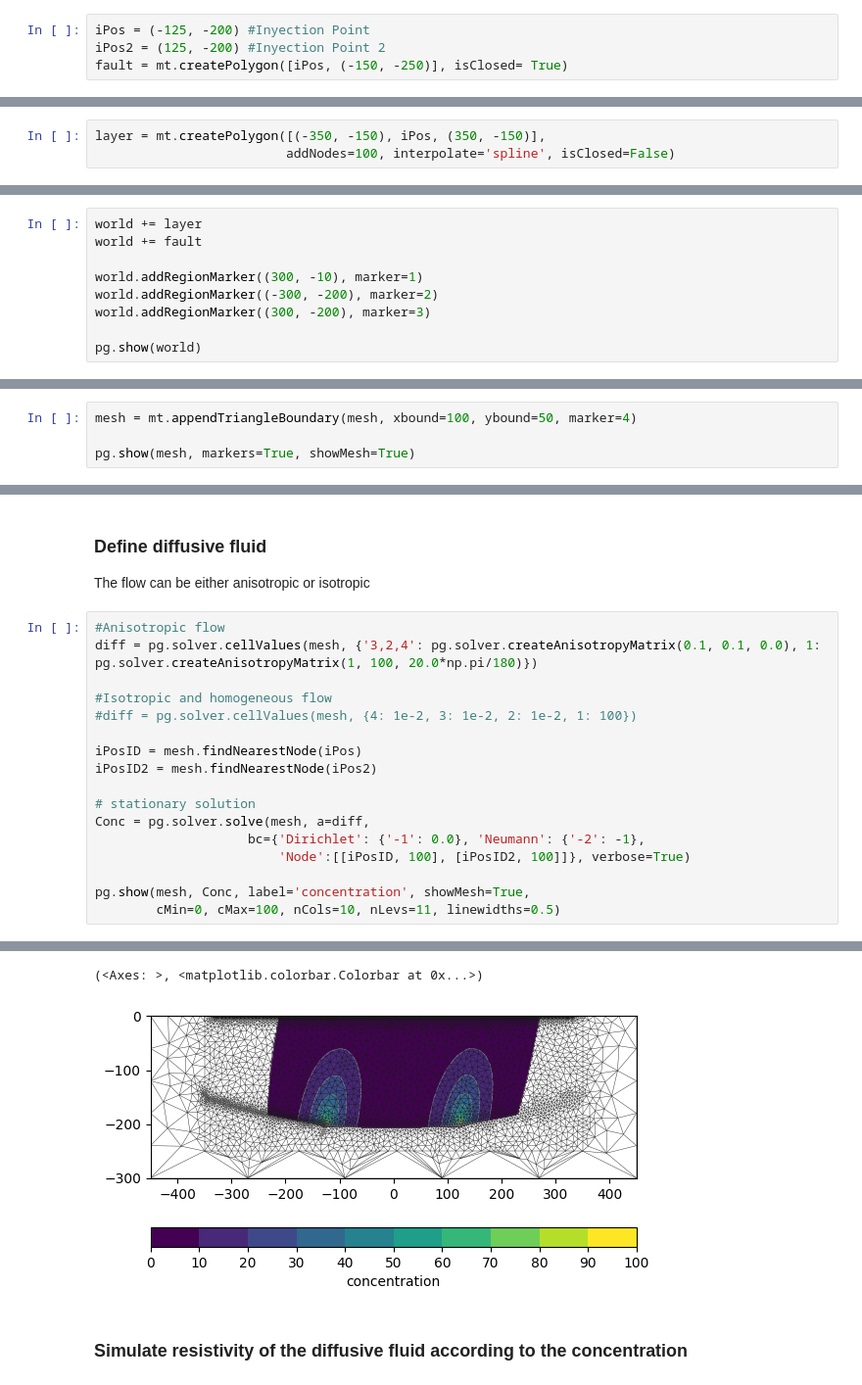
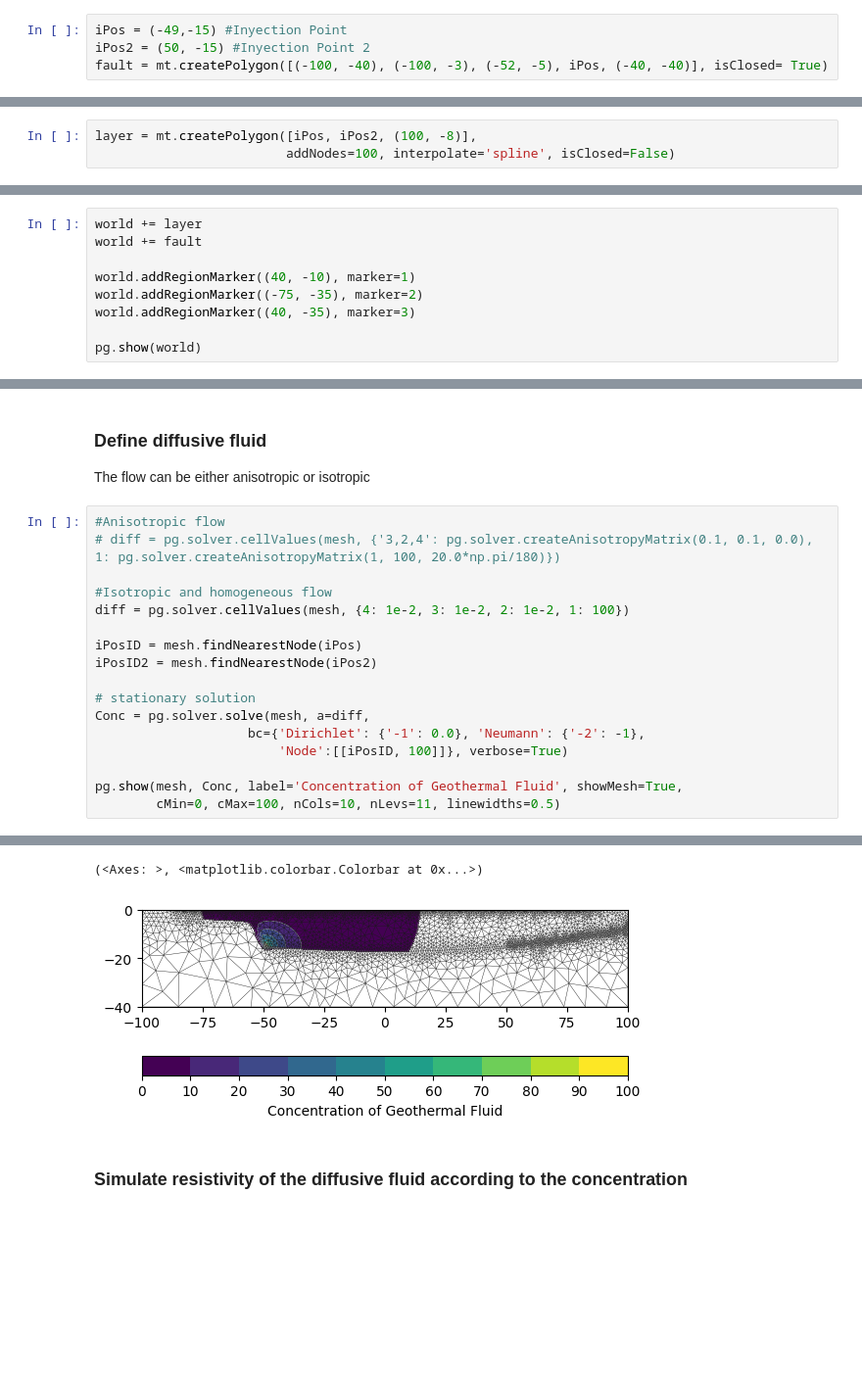
Before and after one commit to jcmefra/Aguas_Vichy, a Jupyter notebook: Modelling_complex.ipynb, the cells around one changed output, grey strips where cells are left out. Shown at 98% size. Saved outputs shown, nothing was run; the diff lists cells and outputs as text; blank space fills up the shorter version.

```diff
--- a/Modelling_complex.ipynb
+++ b/Modelling_complex.ipynb
@@ -19,13 +19,13 @@ world = mt.createWorld(start=(-350, -250), end=(350, 0))
 # %% [markdown]
 Fault and inyection point definition
 # %%
-iPos = (-125, -200) #Inyection Point
-iPos2 = (125, -200) #Inyection Point 2
-fault = mt.createPolygon([iPos, (-150, -250)], isClosed= True)
+iPos = (-49,-15) #Inyection Point
+iPos2 = (50, -15) #Inyection Point 2
+fault = mt.createPolygon([(-100, -40), (-100, -3), (-52, -5), iPos, (-40, -40)], isClosed= True)
 # %% [markdown]
 Define Floresta and Cretacic
 # %%
-layer = mt.createPolygon([(-350, -150), iPos, (350, -150)],
+layer = mt.createPolygon([iPos, iPos2, (100, -8)],
                          addNodes=100, interpolate='spline', isClosed=False)
 # %% [markdown]
 Define Geometry
@@ -33,9 +33,9 @@ Define Geometry
 world += layer
 world += fault
 
-world.addRegionMarker((300, -10), marker=1)
-world.addRegionMarker((-300, -200), marker=2)
-world.addRegionMarker((300, -200), marker=3)
+world.addRegionMarker((40, -10), marker=1)
+world.addRegionMarker((-75, -35), marker=2)
+world.addRegionMarker((40, -35), marker=3)
 
 pg.show(world)
 # %% [output]
@@ -65,7 +65,3 @@ mesh = mt.createMesh(world, quality=33, area=100)
 # %% [markdown]
 We need larger boundary to avoid numerical issues.
 Note: appendTriangleBoundary is just an easier approach, but we can get better results if we create the boundary manually on geometry level.
-# %%
-mesh = mt.appendTriangleBoundary(mesh, xbound=100, ybound=50, marker=4)
-
-pg.show(mesh, markers=True, showMesh=True)
@@ -119,10 +111,10 @@ Data error estimate (min:max)  0.030000436471396982 : 0.03044701914958582
 The flow can be either anisotropic or isotropic
 # %%
 #Anisotropic flow
-diff = pg.solver.cellValues(mesh, {'3,2,4': pg.solver.createAnisotropyMatrix(0.1, 0.1, 0.0), 1: pg.solver.createAnisotropyMatrix(1, 100, 20.0*np.pi/180)})
+# diff = pg.solver.cellValues(mesh, {'3,2,4': pg.solver.createAnisotropyMatrix(0.1, 0.1, 0.0), 1: pg.solver.createAnisotropyMatrix(1, 100, 20.0*np.pi/180)})
 
 #Isotropic and homogeneous flow
-#diff = pg.solver.cellValues(mesh, {4: 1e-2, 3: 1e-2, 2: 1e-2, 1: 100})
+diff = pg.solver.cellValues(mesh, {4: 1e-2, 3: 1e-2, 2: 1e-2, 1: 100})
 
 iPosID = mesh.findNearestNode(iPos)
 iPosID2 = mesh.findNearestNode(iPos2)
@@ -130,8 +122,8 @@ iPosID2 = mesh.findNearestNode(iPos2)
 # stationary solution
 Conc = pg.solver.solve(mesh, a=diff,
                     bc={'Dirichlet': {'-1': 0.0}, 'Neumann': {'-2': -1},
-                        'Node':[[iPosID, 100], [iPosID2, 100]]}, verbose=True)
+                        'Node':[[iPosID, 100]]}, verbose=True)
 
-pg.show(mesh, Conc, label='concentration', showMesh=True,
+pg.show(mesh, Conc, label='Concentration of Geothermal Fluid', showMesh=True,
         cMin=0, cMax=100, nCols=10, nLevs=11, linewidths=0.5)
 # %% [output]
@@ -141,5 +133,5 @@ Solving time:  0.546534145
 (<Axes: >, <matplotlib.colorbar.Colorbar at 0x...>)
-[figure, old version]
+[figure, new version]
 # %% [markdown]
 ### Simulate resistivity of the diffusive fluid according to the concentration
 # %%
```
Also changed, not shown: parts of 13 cells of this notebook, 1 other file.
